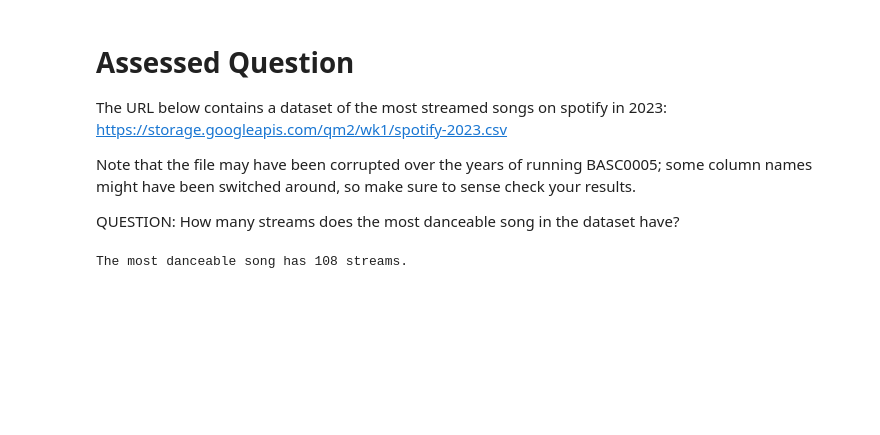
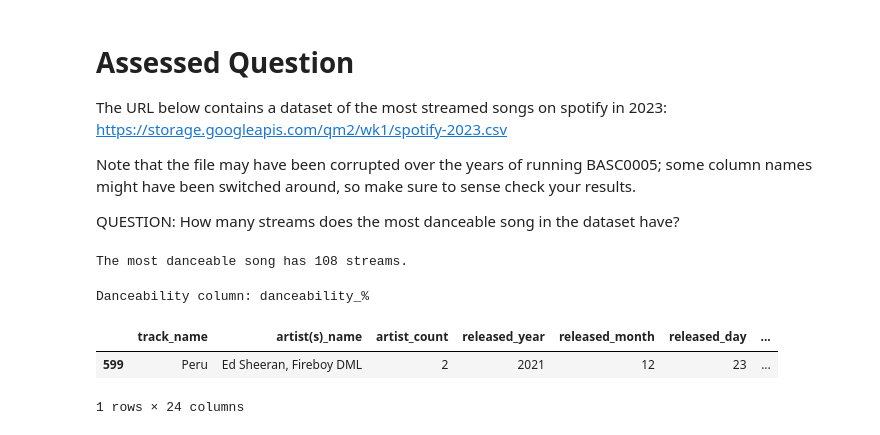
Before and after one commit to royying3011-lang/QM2, a Jupyter notebook: notebooks/W1_Python-assessment completed.ipynb, the cells around one changed output. Cells and saved outputs as stored; diff of their text form; code cells hidden in the pictures; blank space fills up the shorter version.

```diff
--- a/notebooks/W1_Python-assessment completed.ipynb
+++ b/notebooks/W1_Python-assessment completed.ipynb
@@ -258,3 +258,18 @@ streams_of_most_danceable = most_danceable_song['streams']
 print(f"The most danceable song has {streams_of_most_danceable} streams.")
 # %% [output]
 The most danceable song has 108 streams.
+# %%
+import pandas as pd
+%matplotlib inline
+spotify = pd.read_csv("data/wk1/spotify-2023.csv")
+dance_col = [c for c in spotify.columns if "dance" in c.lower()][0]
+print("Danceability column:", dance_col)
+most_danceable_song = spotify.sort_values(
+    by=dance_col, ascending=False
+).head(1)
+most_danceable_song
+# %% [output]
+Danceability column: danceability_%
+|  | track_name | artist(s)_name | artist_count | released_year | released_month | released_day | ... |
+| 599 | Peru | Ed Sheeran, Fireboy DML | 2 | 2021 | 12 | 23 | ... |
+1 rows × 24 columns
```
